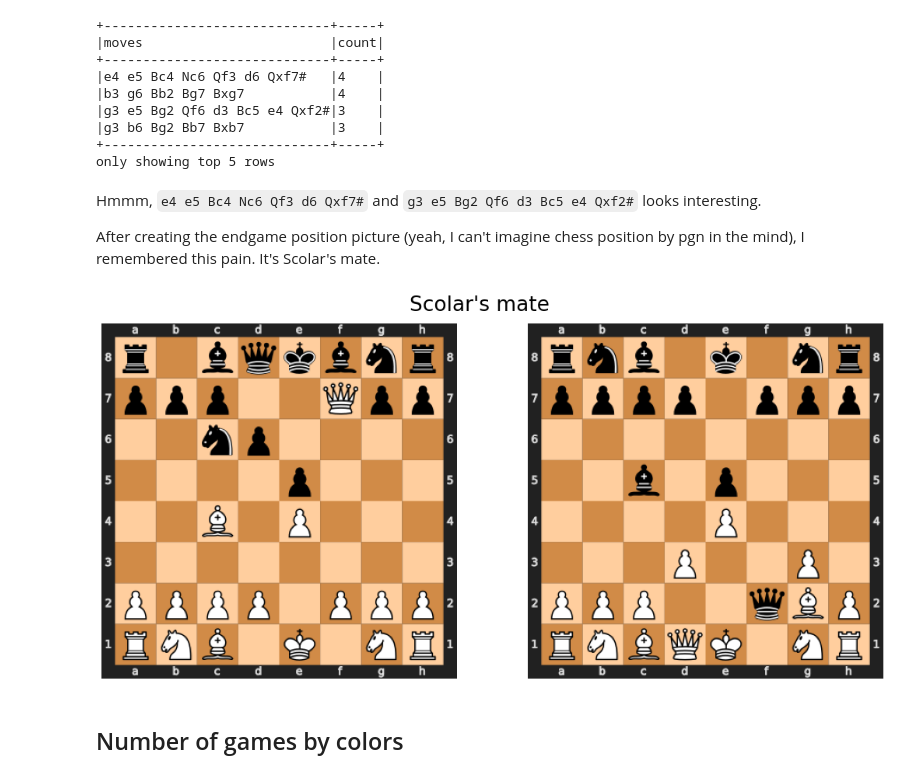
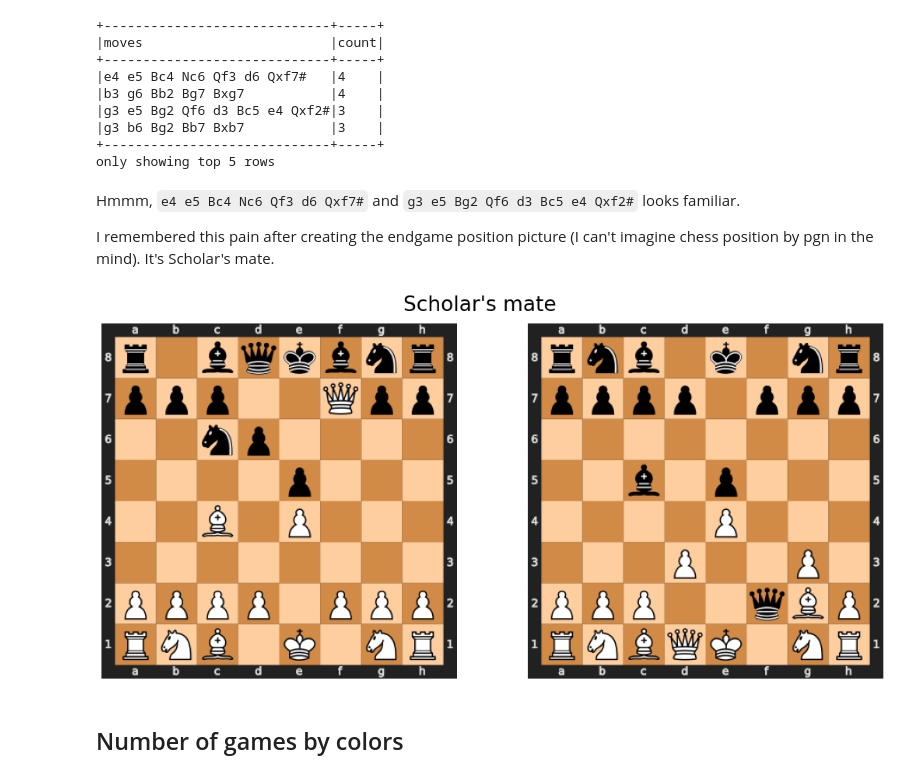
Before and after one commit to roykoand/data_projects, a Jupyter notebook: chess_data/notebook.ipynb, the cells around one changed output. Drawn from its saved outputs; the diff is of its cells as text; code cells hidden in the pictures.

````diff
--- a/chess_data/notebook.ipynb
+++ b/chess_data/notebook.ipynb
@@ -176,10 +159,10 @@ Yeah, I played white color :)
 # %%
 from PIL import Image
 import chess.pgn
+import cairosvg
 import io
-import cairosvg
 
-def pgn2png(game_pgn: str):
+def pgn2png(game_pgn: str) -> Image:
     game = chess.pgn.read_game(io.StringIO(game_pgn))
     game = game.end()
     board = game.board()
@@ -207,25 +190,25 @@ most_frequent_games.show(5, truncate=False)
 +-----------------------------+-----+
 only showing top 5 rows
 # %% [markdown]
-Hmmm, ```e4 e5 Bc4 Nc6 Qf3 d6 Qxf7#``` and ```g3 e5 Bg2 Qf6 d3 Bc5 e4 Qxf2#``` looks interesting.
+Hmmm, ```e4 e5 Bc4 Nc6 Qf3 d6 Qxf7#``` and ```g3 e5 Bg2 Qf6 d3 Bc5 e4 Qxf2#``` looks familiar.
 
-After creating the endgame position picture (yeah, I can't imagine chess position by pgn in the mind), I remembered this pain. It's Scolar's mate.
+I remembered this pain after creating the endgame position picture (I can't imagine chess position by pgn in the mind). It's Scholar's mate.
 # %%
 import matplotlib.pyplot as plt
 most_frequent_games = most_frequent_games.take(5)
 plt.rcParams.update({'font.size': 22})
 fig = plt.figure(figsize=(18, 10))
 ax = fig.add_subplot(1, 2, 1)
 ax2 = fig.add_subplot(1, 2, 2)
 ax.imshow(pgn2png(most_frequent_games[1][0]))
 ax2.imshow(pgn2png(most_frequent_games[3][0]))
-fig.suptitle("Scolar\'s mate")
+fig.suptitle("Scholar\'s mate")
 fig.subplots_adjust(top=1.1)
 ax.set_axis_off()
 ax2.set_axis_off()
 plt.show()
 # %% [output]
-[figure, old version]
+[figure, new version]
 # %% [markdown]
 ## Number of games by colors
 # %%
````
Also changed, not shown: parts of 19 cells of this notebook, 3 other files.
